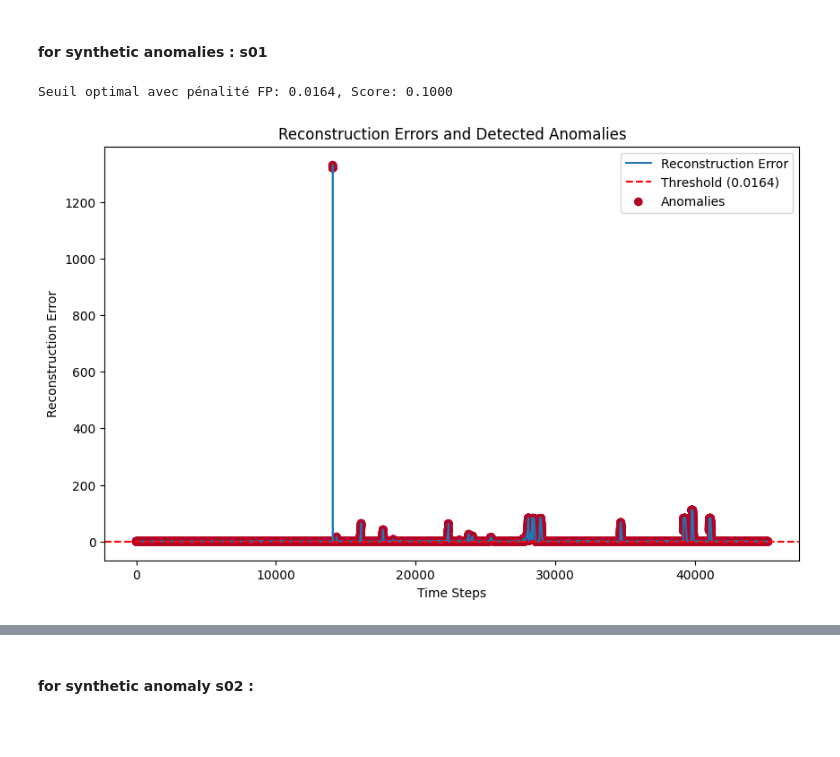
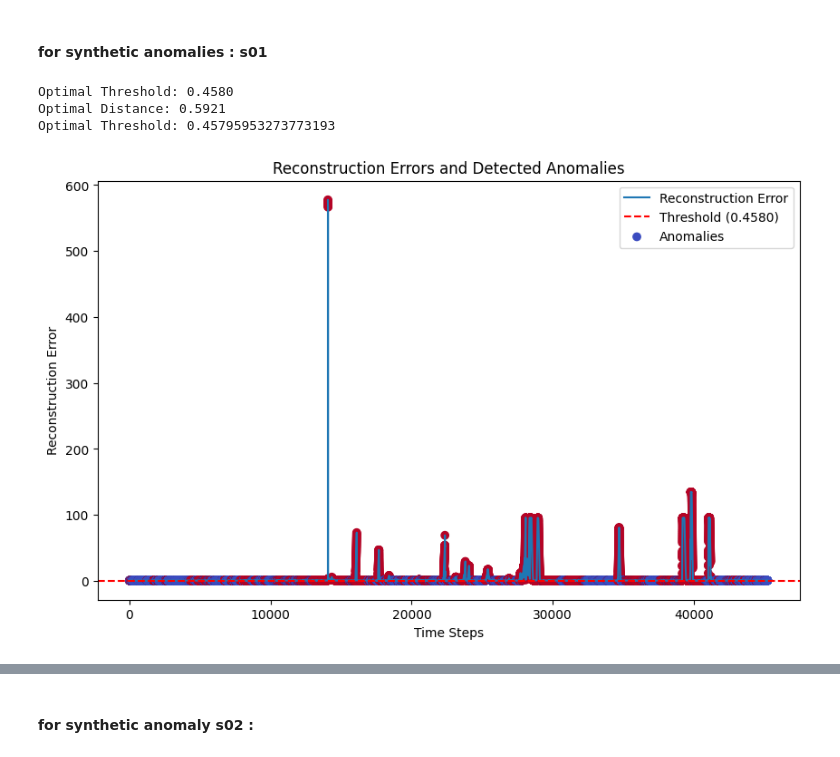
Before and after one commit to j0shcd/ml4pm-project, a Jupyter notebook: Hubert_Tries.ipynb, the cells around one changed output, grey strips where cells are left out. Drawn from its saved outputs; the diff is of its cells as text; code cells hidden in the pictures; blank space fills up the shorter version.

Commit message:
change to top-left distance

```diff
--- a/Hubert_Tries.ipynb
+++ b/Hubert_Tries.ipynb
@@ -357,51 +377,58 @@ Epoch 5/5, Train Loss: 0.2861, Validation Loss: 0.2612
 
 # Ensure that the columns in the test data match the training data
 u5_s01_turbine_data_preprocessed = preprocess_test_data(u5_s01_equil_turbine, u5_train_equil_turbine.columns, scaler)
 
 ground_truth = u5_s01_equil_turbine['anomaly']  # Replace 'anomaly' with the actual column name
 
 # Evaluate reconstruction errors
 reconstruction_errors = evaluate_reconstruction(u5_turbine_trained_model, u5_s01_turbine_data_preprocessed)
 
 # Define anomaly scores and threshold
 # Ensure reconstruction_errors and threshold are tensors
 reconstruction_errors = torch.tensor(reconstruction_errors, dtype=torch.float32)
-threshold = torch.tensor(threshold, dtype=torch.float32)
+# threshold = torch.tensor(threshold, dtype=torch.float32)
 
 best_score = -float("inf")
-best_threshold = 0
 
 # Ensure ground_truth is a tensor
 ground_truth = torch.tensor(u5_s01_equil_turbine['anomaly'].values, dtype=torch.int)
 
-thresholds = torch.linspace(reconstruction_errors.min().item(), reconstruction_errors.max().item(), steps=100)
-for th in thresholds:
-    anomaly_scores = (reconstruction_errors > th).int()
-    tp = ((anomaly_scores == 1) & (ground_truth == 1)).sum().item()
-    fp = ((anomaly_scores == 1) & (ground_truth == 0)).sum().item()
-    fn = ((anomaly_scores == 0) & (ground_truth == 1)).sum().item()
-    tn = ((anomaly_scores == 0) & (ground_truth == 0)).sum().item()
+# thresholds = torch.linspace(reconstruction_errors.min().item(), reconstruction_errors.max().item(), steps=100)
+# for th in thresholds:
+#     anomaly_scores = (reconstruction_errors > th).int()
+#     tp = ((anomaly_scores == 1) & (ground_truth == 1)).sum().item()
+#     fp = ((anomaly_scores == 1) & (ground_truth == 0)).sum().item()
+#     fn = ((anomaly_scores == 0) & (ground_truth == 1)).sum().item()
+#     tn = ((anomaly_scores == 0) & (ground_truth == 0)).sum().item()
 
-    score = custom_score(tp, fp, fn, tn, penalty_fp=0.9)
-    if score > best_score:
-        best_score = score
-        best_threshold = th.item()
+#     score = custom_score(tp, fp, fn, tn, penalty_fp=3,penalty_fn=2.)
+#     if score > best_score:
+#         best_score = score
+#         best_threshold = th.item()
 
 
 
-print(f"Seuil optimal avec pénalité FP: {best_threshold:.4f}, Score: {best_score:.4f}")
+# Find the optimal threshold
+optimal_threshold, optimal_distance = find_optimal_threshold_by_distance(ground_truth, reconstruction_errors)
+
+# Print and use the optimal threshold
+print(f"Optimal Threshold: {optimal_threshold}")
 
 
-anomaly_scores = define_anomaly_score(reconstruction_errors, best_threshold)
+
+anomaly_scores = define_anomaly_score(reconstruction_errors, optimal_threshold)
 detected_anomalies = anomaly_scores  # Use the previously calculated anomaly scores
-threshold = best_threshold  # Use the float value directly
+threshold = optimal_threshold  # Use the float value directly
+optimal_threshold_s1=optimal_threshold
 
 
 # Visualize anomalies
 visualize_anomalies(reconstruction_errors, anomaly_scores, threshold)
 # %% [output]
-Seuil optimal avec pénalité FP: 0.0164, Score: 0.1000
+Optimal Threshold: 0.4580
+Optimal Distance: 0.5921
+Optimal Threshold: 0.45795953273773193
-[figure, old version]
+[figure, new version]
 # %%
 # Assuming `anomaly_scores` is already calculated in the previous cells
 ground_truth = u5_s01_equil_turbine['anomaly']  # Replace 'anomaly' with the actual column name
```
Also changed, not shown: parts of 15 cells of this notebook.
